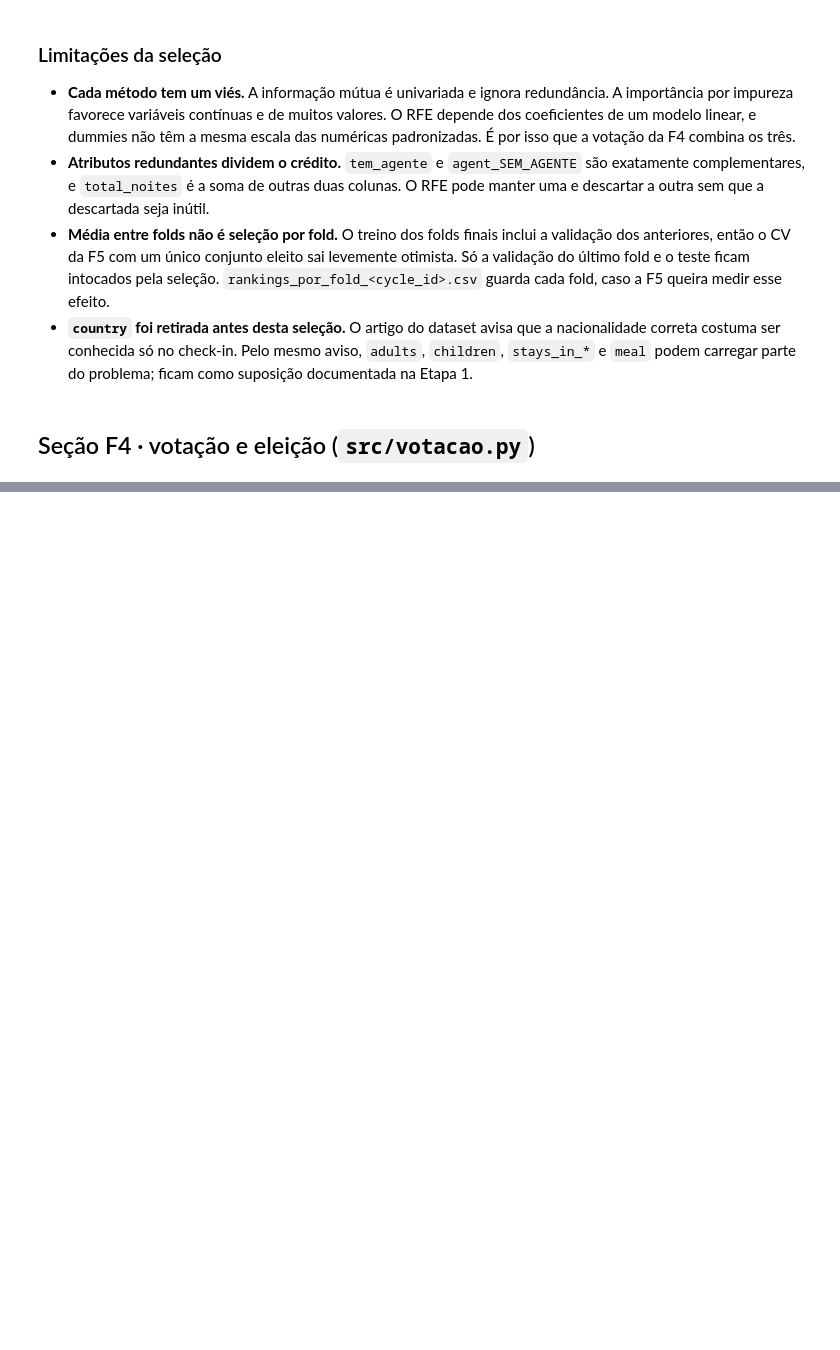
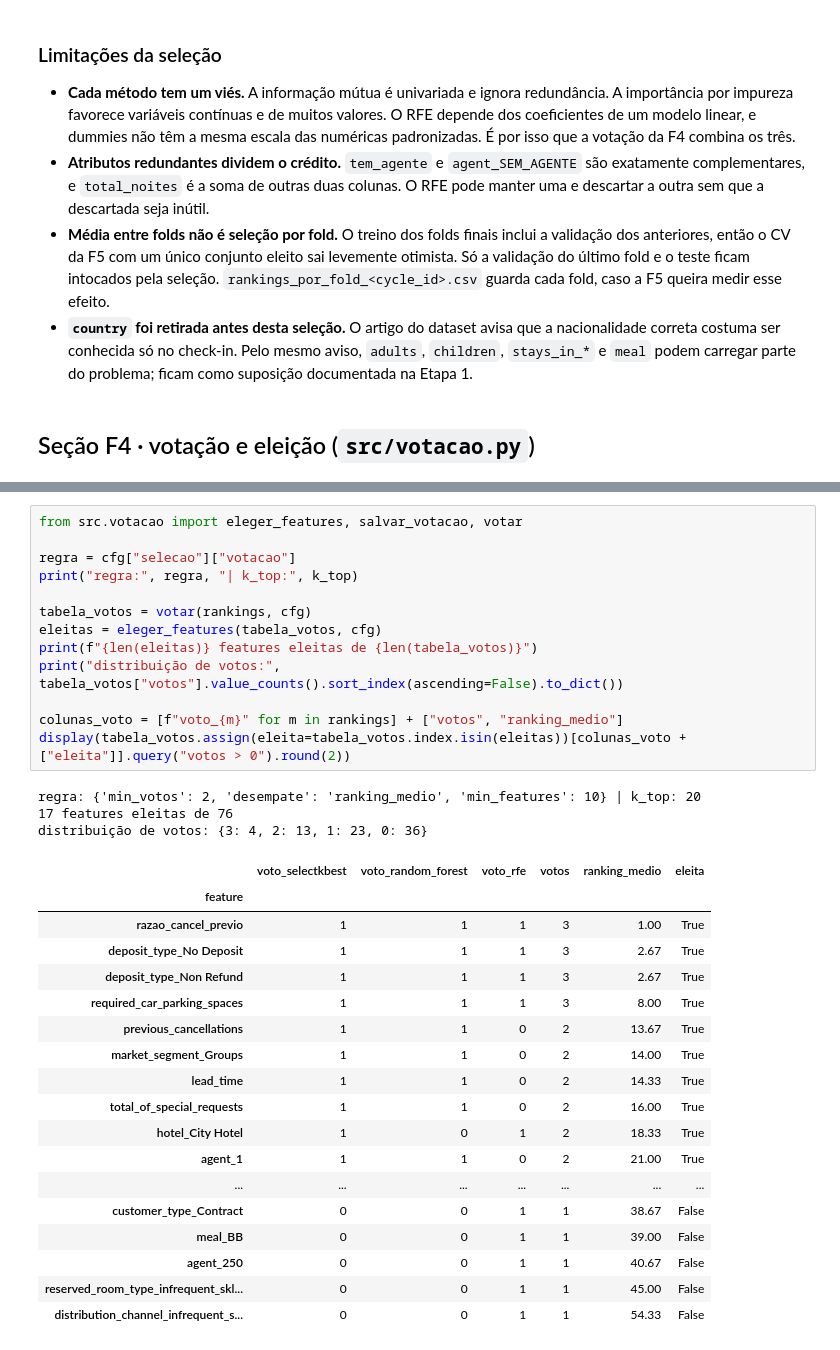
Before and after one commit to GabrielKaring/projeto-n3-mlops-hotel, a Jupyter notebook: evidencias/selecao/02_executado_ciclo1.ipynb, the cells around one changed output, grey strips where cells are left out. Drawn from its saved outputs; the diff is of its cells as text; blank space fills up the shorter version.

```diff
--- a/evidencias/selecao/02_executado_ciclo1.ipynb
+++ b/evidencias/selecao/02_executado_ciclo1.ipynb
@@ -171,0 +179,35 @@ NotImplementedError: Seção F4 ainda não implementada
+# %%
+from src.votacao import eleger_features, salvar_votacao, votar
+
+regra = cfg["selecao"]["votacao"]
+print("regra:", regra, "| k_top:", k_top)
+
+tabela_votos = votar(rankings, cfg)
+eleitas = eleger_features(tabela_votos, cfg)
+print(f"{len(eleitas)} features eleitas de {len(tabela_votos)}")
+print("distribuição de votos:", tabela_votos["votos"].value_counts().sort_index(ascending=False).to_dict())
+
+colunas_voto = [f"voto_{m}" for m in rankings] + ["votos", "ranking_medio"]
+display(tabela_votos.assign(eleita=tabela_votos.index.isin(eleitas))[colunas_voto + ["eleita"]].query("votos > 0").round(2))
+# %% [output]
+regra: {'min_votos': 2, 'desempate': 'ranking_medio', 'min_features': 10} | k_top: 20
+17 features eleitas de 76
+distribuição de votos: {3: 4, 2: 13, 1: 23, 0: 36}
+|  | voto_selectkbest | voto_random_forest | voto_rfe | votos | ranking_medio | eleita |
+| feature |  |  |  |  |  |  |
+| razao_cancel_previo | 1 | 1 | 1 | 3 | 1.00 | True |
+| deposit_type_No Deposit | 1 | 1 | 1 | 3 | 2.67 | True |
+| deposit_type_Non Refund | 1 | 1 | 1 | 3 | 2.67 | True |
+| required_car_parking_spaces | 1 | 1 | 1 | 3 | 8.00 | True |
+| previous_cancellations | 1 | 1 | 0 | 2 | 13.67 | True |
+| market_segment_Groups | 1 | 1 | 0 | 2 | 14.00 | True |
+| lead_time | 1 | 1 | 0 | 2 | 14.33 | True |
+| total_of_special_requests | 1 | 1 | 0 | 2 | 16.00 | True |
+| hotel_City Hotel | 1 | 0 | 1 | 2 | 18.33 | True |
+| agent_1 | 1 | 1 | 0 | 2 | 21.00 | True |
+| ... | ... | ... | ... | ... | ... | ... |
+| customer_type_Contract | 0 | 0 | 1 | 1 | 38.67 | False |
+| meal_BB | 0 | 0 | 1 | 1 | 39.00 | False |
+| agent_250 | 0 | 0 | 1 | 1 | 40.67 | False |
+| reserved_room_type_infrequent_skl... | 0 | 0 | 1 | 1 | 45.00 | False |
+| distribution_channel_infrequent_s... | 0 | 0 | 1 | 1 | 54.33 | False |
```
Also changed, not shown: parts of 10 cells of this notebook, 16 other files.
